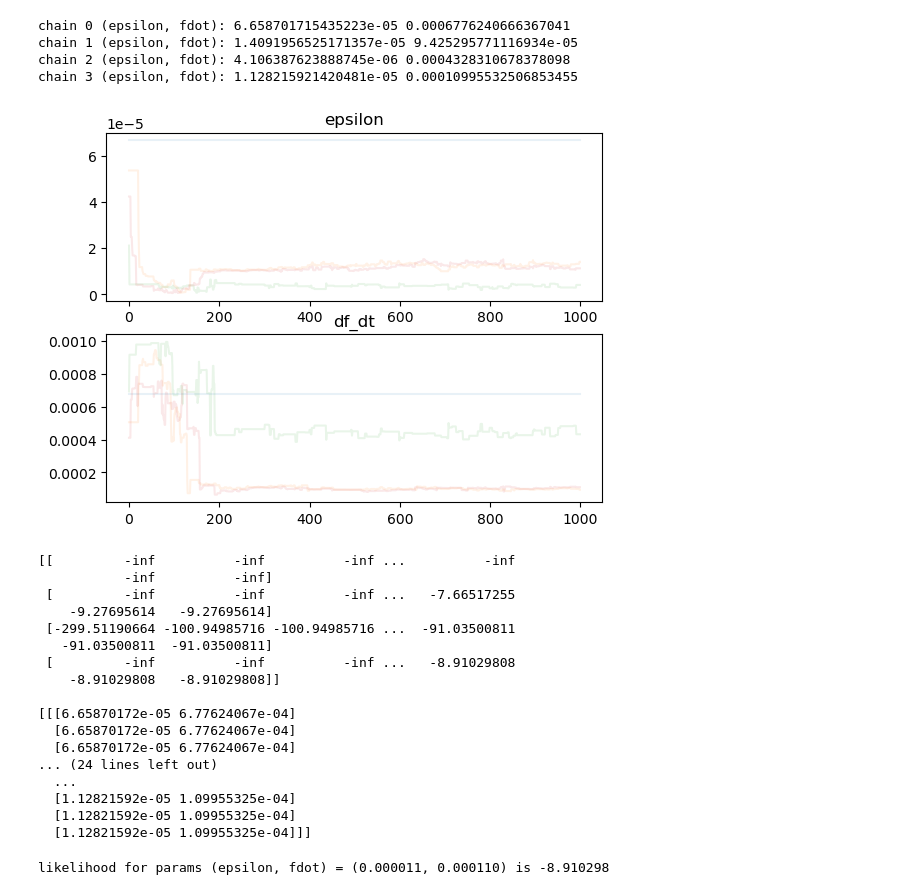
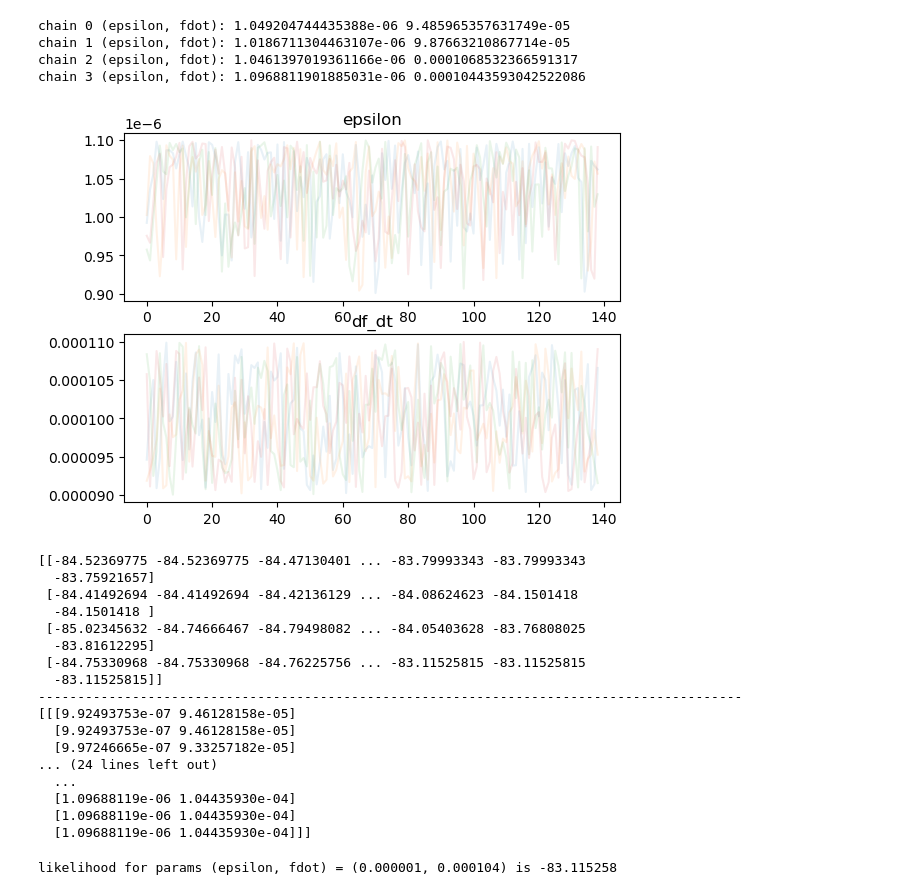
Before and after one commit to kyleyhw/CITA_mini_project, a Jupyter notebook: mini-project.ipynb, the cells around one changed output. Drawn from its saved outputs; the diff is of its cells as text; code cells hidden in the pictures.

Commit message:
pruned using autocorrelation time, although get_autocorr_time() only returns 2 values for more than 2 chains

```diff
--- a/mini-project.ipynb
+++ b/mini-project.ipynb
@@ -14,13 +14,13 @@ data = Data(filepath + filename)
 # %%
 ndim = 2
 nwalkers = 4
-steps = 1000
+steps = 10000
 # (epsilon, fdot): true value for epsilon is 1e-6, true value for fdot is 1e-4
-# prior_lower_bounds = (0.9e-6, 0.9e-4)
-# prior_upper_bounds = (1.1e-6, 1.1e-4)
+prior_lower_bounds = (0.9e-6, 0.9e-4)
+prior_upper_bounds = (1.1e-6, 1.1e-4)
 
-prior_lower_bounds = (0, 0)
-prior_upper_bounds = (1e-4, 1e-3)
+# prior_lower_bounds = (0, 0)
+# prior_upper_bounds = (1e-4, 1e-3)
 # %%
 prior = UniformPrior(lower_bounds=prior_lower_bounds, upper_bounds=prior_upper_bounds) # initialize the prior, which is uniform (1 in allowed region, 0 otherwise)
 likelihood = Likelihood() # initialize likelihood function
@@ -79,7 +53,7 @@ plt.show()
 # %%
-samples = np.swapaxes(samples, 0, 1) # gives chains of parameter vectors, to incorporate Speagle definition of autocorrelation time
+print(sampler.get_autocorr_time())
 
-for i, chain in enumerate(samples):
-    autocorrelation_time = AutocorrelationTime(chain)
-    print('autocorrelation time for chain %i:' %i, autocorrelation_time.tau)
+autocorrelation_time = int(np.ceil(np.max(sampler.get_autocorr_time())))
+
+print(autocorrelation_time)
 # %% [output]
@@ -88,45 +88,47 @@ ValueError: could not broadcast input array from shape (1000,2) into shape (1,)
 # %%
+samples = np.swapaxes(samples, 0, 1)
+
 fig, (ax1, ax2) = plt.subplots(nrows=2, ncols=1) # trace plots for each parameter
 
 for i, chain in enumerate(samples):
-    ax1.plot(chain.T[0], alpha=0.1)
-    ax2.plot(chain.T[1], alpha=0.1)
+    ax1.plot(chain.T[0][::autocorrelation_time], alpha=0.1)
+    ax2.plot(chain.T[1][::autocorrelation_time], alpha=0.1)
 
     print('chain %i (epsilon, fdot):' %i, chain.T[0, -1], chain.T[1, -1])
 
 ax1.set_title('epsilon')
 ax2.set_title('df_dt')
 plt.show()
 # %% [output]
-chain 0 (epsilon, fdot): 6.658701715435223e-05 0.0006776240666367041
-chain 1 (epsilon, fdot): 1.4091956525171357e-05 9.425295771116934e-05
-chain 2 (epsilon, fdot): 4.106387623888745e-06 0.0004328310678378098
-chain 3 (epsilon, fdot): 1.128215921420481e-05 0.00010995532506853455
+chain 0 (epsilon, fdot): 1.049204744435388e-06 9.485965357631749e-05
+chain 1 (epsilon, fdot): 1.0186711304463107e-06 9.87663210867714e-05
+chain 2 (epsilon, fdot): 1.0461397019361166e-06 0.0001068532366591317
+chain 3 (epsilon, fdot): 1.0968811901885031e-06 0.00010443593042522086
-[figure, old version]
+[figure, new version]
 # %%
 blobs = sampler.get_blobs()
 log_likelihoods = np.swapaxes(blobs['log_like'], 0, 1)
 print(log_likelihoods)
-print()
+print('------------------------------------------------------------------------------------------')
 print(samples)
 # %% [output]
-[[         -inf          -inf          -inf ...          -inf
-           -inf          -inf]
- [         -inf          -inf          -inf ...   -7.66517255
-    -9.27695614   -9.27695614]
- [-299.51190664 -100.94985716 -100.94985716 ...  -91.03500811
-   -91.03500811  -91.03500811]
- [         -inf          -inf          -inf ...   -8.91029808
-    -8.91029808   -8.91029808]]
-
-[[[6.65870172e-05 6.77624067e-04]
-  [6.65870172e-05 6.77624067e-04]
-  [6.65870172e-05 6.77624067e-04]
+[[-84.52369775 -84.52369775 -84.47130401 ... -83.79993343 -83.79993343
+  -83.75921657]
+ [-84.41492694 -84.41492694 -84.42136129 ... -84.08624623 -84.1501418
+  -84.1501418 ]
+ [-85.02345632 -84.74666467 -84.79498082 ... -84.05403628 -83.76808025
+  -83.81612295]
+ [-84.75330968 -84.75330968 -84.76225756 ... -83.11525815 -83.11525815
+  -83.11525815]]
+------------------------------------------------------------------------------------------
+[[[9.92493753e-07 9.46128158e-05]
+  [9.92493753e-07 9.46128158e-05]
+  [9.97246665e-07 9.33257182e-05]
 ... (24 lines left out)
   ...
-  [1.12821592e-05 1.09955325e-04]
-  [1.12821592e-05 1.09955325e-04]
-  [1.12821592e-05 1.09955325e-04]]]
+  [1.09688119e-06 1.04435930e-04]
+  [1.09688119e-06 1.04435930e-04]
+  [1.09688119e-06 1.04435930e-04]]]
 # %%
 check_chain = samples[-1]
 check_epsilon = chain.T[0, -1]
@@ -138,4 +140,4 @@ likelihood = Likelihood()
 check_likelihood = np.log(likelihood(check_model, data.signal))
 print('likelihood for params (epsilon, fdot) = (%f, %f) is %f' %(check_epsilon, check_df_dt, check_likelihood))
 # %% [output]
-likelihood for params (epsilon, fdot) = (0.000011, 0.000110) is -8.910298
+likelihood for params (epsilon, fdot) = (0.000001, 0.000104) is -83.115258
```
Also changed, not shown: parts of 4 cells of this notebook.
